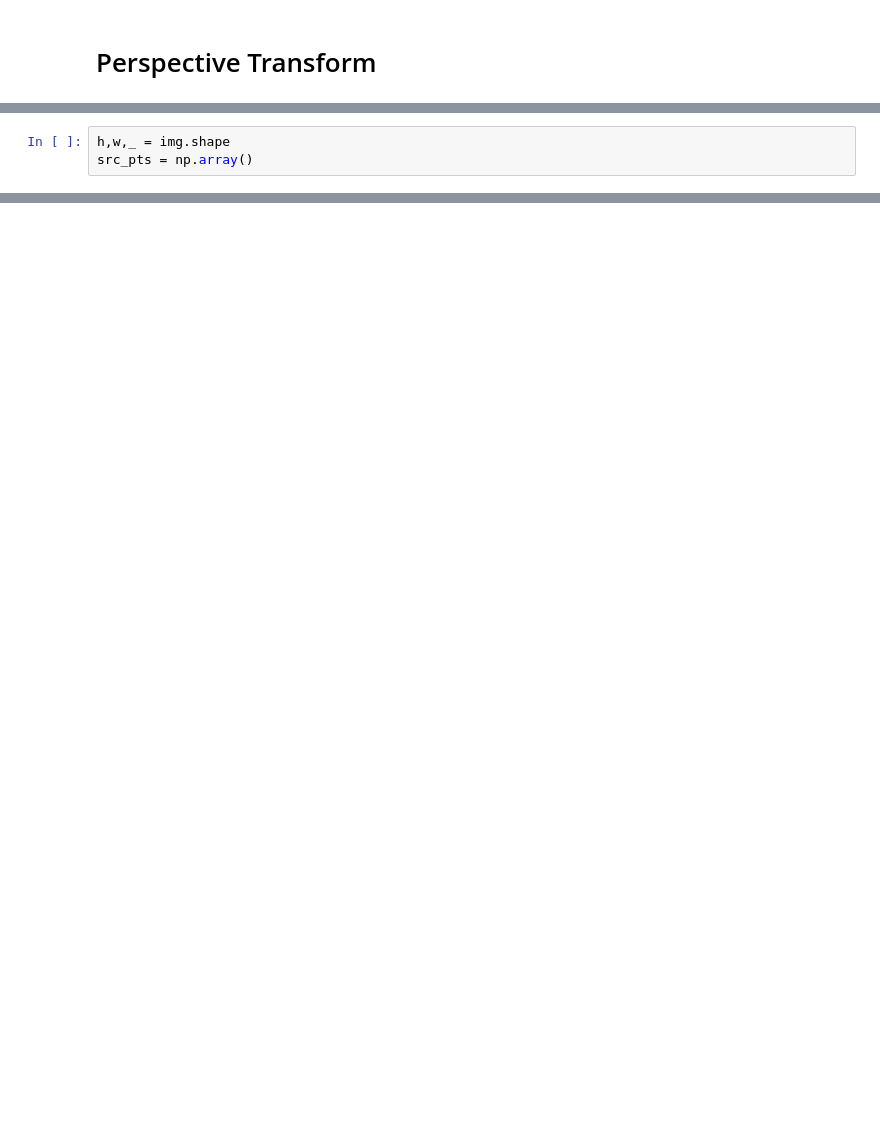
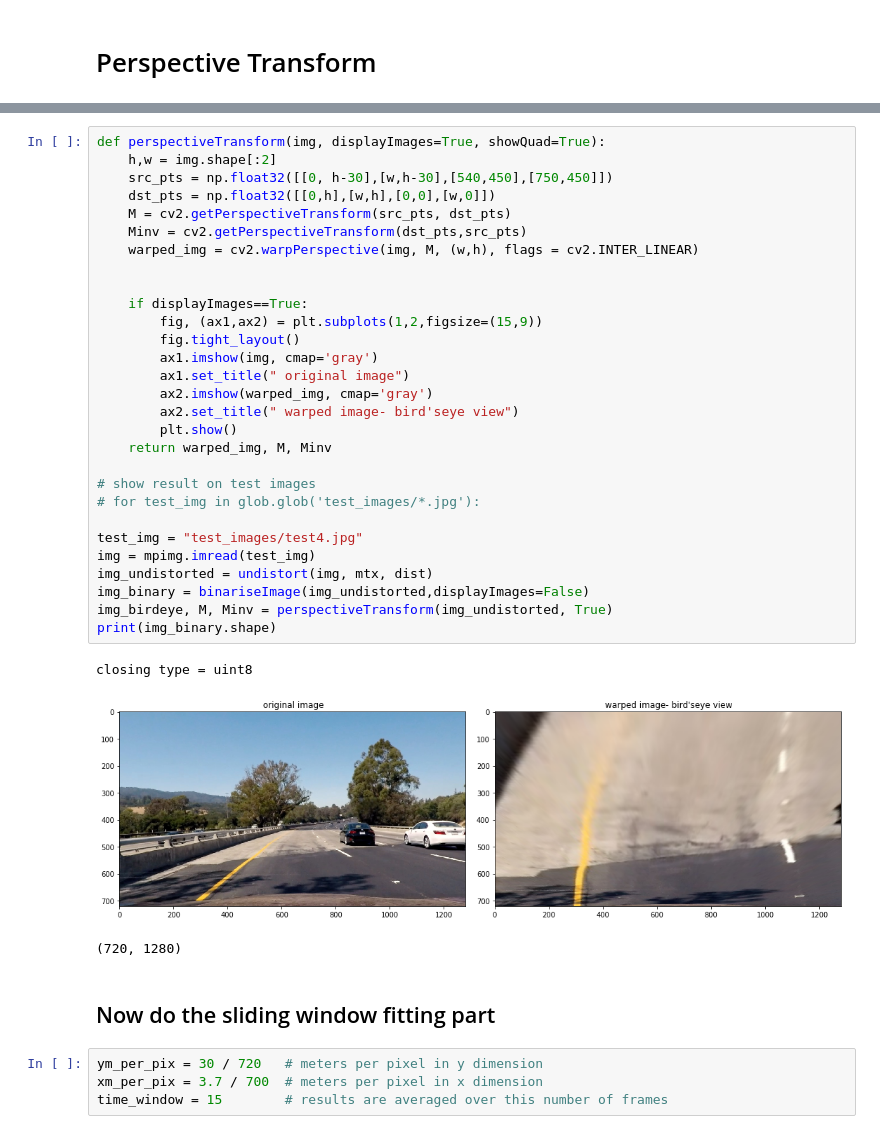
Before and after one commit to abhitrip/CarNd-Advanced-Lane-Finding, a Jupyter notebook: Untitled.ipynb, the cells around one changed output, grey strips where cells are left out. Drawn from its saved outputs; the diff is of its cells as text; blank space fills up the shorter version.

Commit message:
Added upto windowing

```diff
--- a/Untitled.ipynb
+++ b/Untitled.ipynb
@@ -211,3 +198,0 @@ plt.imshow(img)
-# %%
-h,w,_ = img.shape
-src_pts = np.array()
@@ -234,0 +199,39 @@ for idx,filename in enumerate(filenames):
+# %%
+def perspectiveTransform(img, displayImages=True, showQuad=True):
+    h,w = img.shape[:2]
+    src_pts = np.float32([[0, h-30],[w,h-30],[540,450],[750,450]])
+    dst_pts = np.float32([[0,h],[w,h],[0,0],[w,0]])
+    M = cv2.getPerspectiveTransform(src_pts, dst_pts)
+    Minv = cv2.getPerspectiveTransform(dst_pts,src_pts)
+    warped_img = cv2.warpPerspective(img, M, (w,h), flags = cv2.INTER_LINEAR)
+
+
+    if displayImages==True:
+        fig, (ax1,ax2) = plt.subplots(1,2,figsize=(15,9))
+        fig.tight_layout()
+        ax1.imshow(img, cmap='gray')
+        ax1.set_title(" original image")
+        ax2.imshow(warped_img, cmap='gray')
+        ax2.set_title(" warped image- bird'seye view")
+        plt.show()
+    return warped_img, M, Minv
+
+# show result on test images
+# for test_img in glob.glob('test_images/*.jpg'):
+
+test_img = "test_images/test4.jpg"
+img = mpimg.imread(test_img)
+img_undistorted = undistort(img, mtx, dist)
+img_binary = binariseImage(img_undistorted,displayImages=False)
+img_birdeye, M, Minv = perspectiveTransform(img_undistorted, True)
+print(img_binary.shape)
+# %% [output]
+closing type = uint8
+[figure, added]
+(720, 1280)
+# %% [markdown]
+## Now do the sliding window fitting part
+# %%
+ym_per_pix = 30 / 720   # meters per pixel in y dimension
+xm_per_pix = 3.7 / 700  # meters per pixel in x dimension
+time_window = 15        # results are averaged over this number of frames
```
Also changed, not shown: parts of 11 cells of this notebook, 1 other file.
